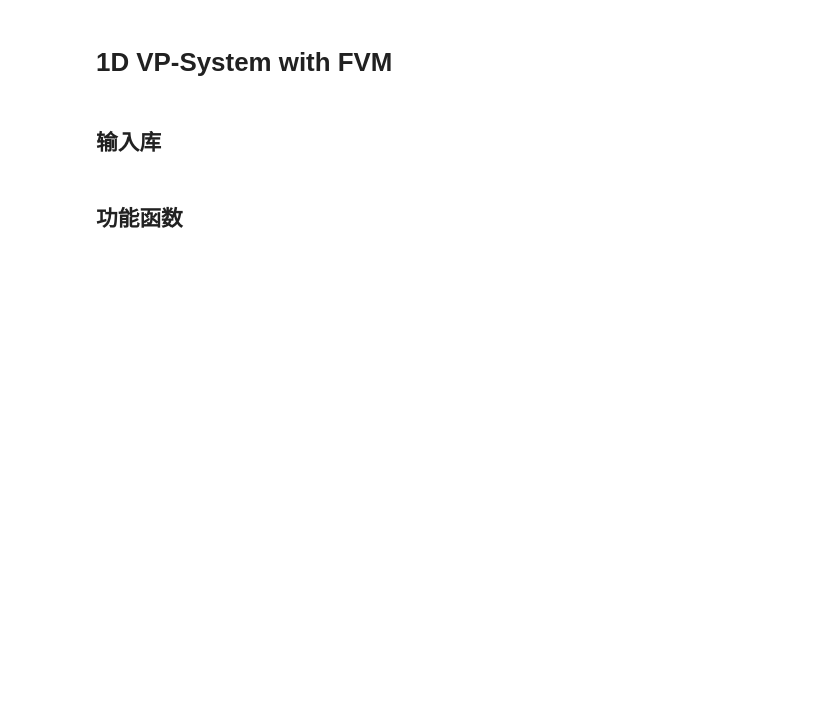
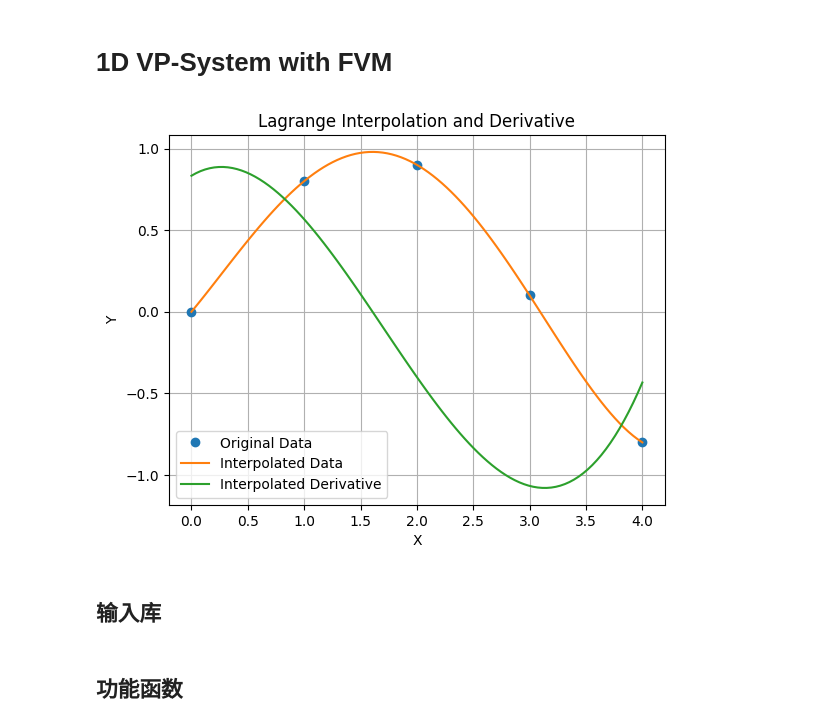
Before and after one commit to ZongliangDai/1D_VP, a Jupyter notebook: Vlasov0.ipynb, the cells around one changed output. Cells and saved outputs as stored; diff of their text form; code cells hidden in the pictures; blank space fills up the shorter version.

Commit message:
Interpolation

```diff
--- a/Vlasov0.ipynb
+++ b/Vlasov0.ipynb
@@ -1,4 +1,36 @@
 # %% [markdown]
 # 1D VP-System with FVM
+# %%
+import numpy as np
+from scipy.interpolate import lagrange
+import matplotlib.pyplot as plt
+
+# 定义原始数据点
+x = np.array([0, 1, 2, 3, 4])
+y = np.array([0, 0.8, 0.9, 0.1, -0.8])
+
+# 使用 lagrange 函数进行拉格朗日插值
+poly = lagrange(x, y)
+
+# 计算多项式的导数
+poly_derivative = poly.deriv()
+
+# 生成一些测试点
+x_test = np.linspace(0, 4, 100)
+y_interp = poly(x_test)
+y_derivative = poly_derivative(x_test)
+
+# 绘制原始数据、插值结果和导数结果
+plt.plot(x, y, 'o', label='Original Data')
+plt.plot(x_test, y_interp, label='Interpolated Data')
+plt.plot(x_test, y_derivative, label='Interpolated Derivative')
+plt.xlabel('X')
+plt.ylabel('Y')
+plt.legend()
+plt.title('Lagrange Interpolation and Derivative')
+plt.grid(True)
+plt.show()
+# %% [output]
+[figure, added]
 # %% [markdown]
 ## 输入库
```
Also changed, not shown: parts of 24 cells of this notebook.
